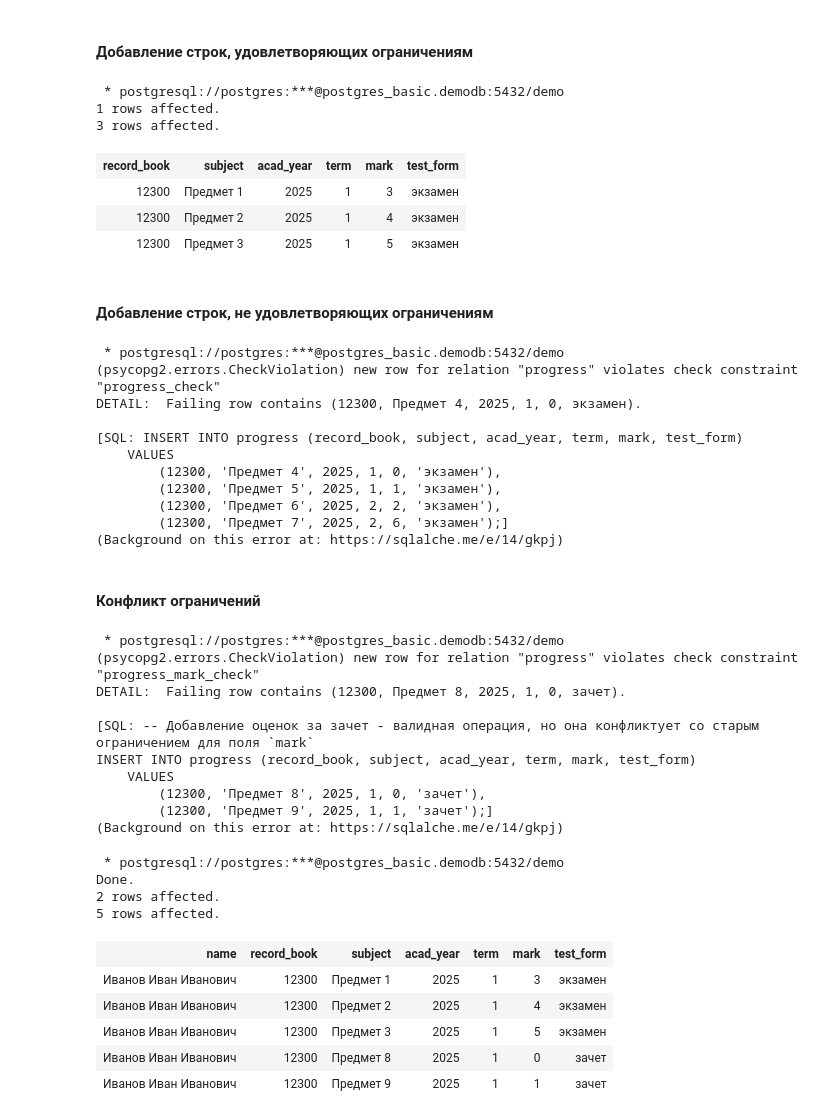
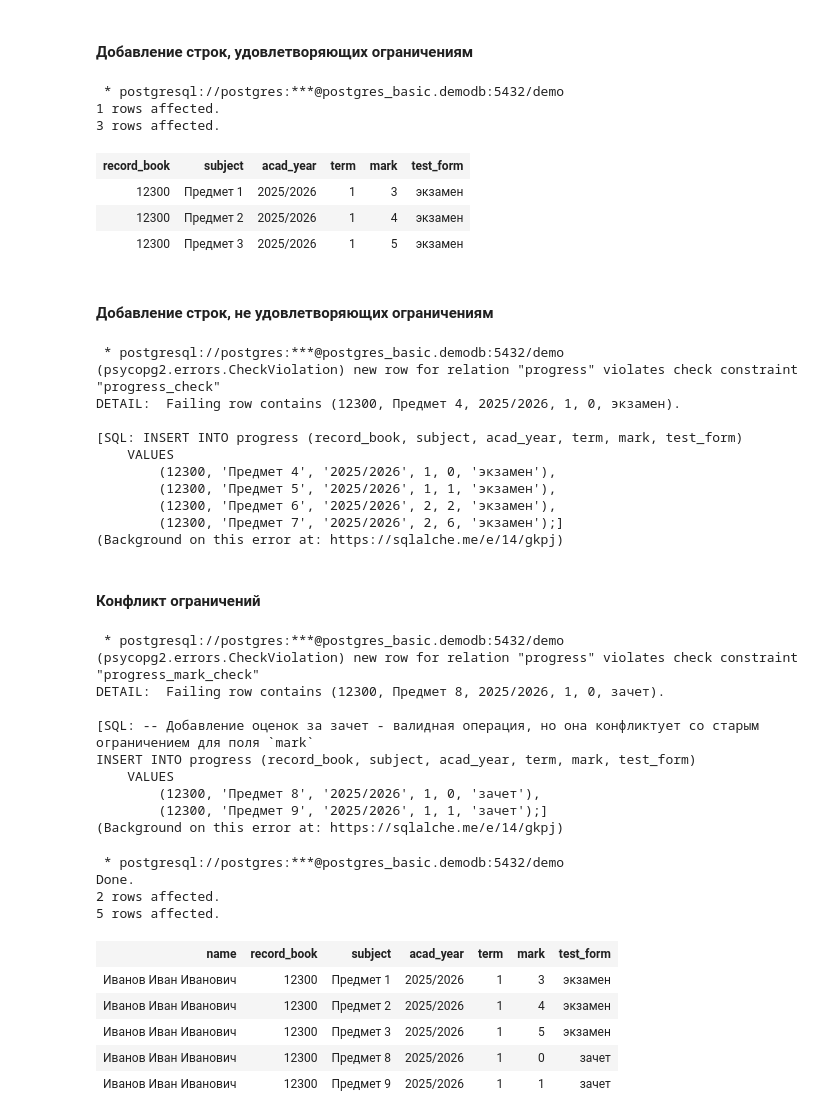
Before and after one commit to vowatchka/postgres_basic, a Jupyter notebook: practices/5_ddl_basic/sql.ipynb, the cells around one changed output. Saved outputs shown, nothing was run; the diff lists cells and outputs as text; code cells hidden in the pictures.

```diff
--- a/practices/5_ddl_basic/sql.ipynb
+++ b/practices/5_ddl_basic/sql.ipynb
@@ -157,39 +157,39 @@ ON CONFLICT DO NOTHING;
 
 INSERT INTO progress (record_book, subject, acad_year, term, mark, test_form)
     VALUES
-        (12300, 'Предмет 1', 2025, 1, 3, 'экзамен'),
-        (12300, 'Предмет 2', 2025, 1, 4, 'экзамен'),
-        (12300, 'Предмет 3', 2025, 1, 5, 'экзамен')
+        (12300, 'Предмет 1', '2025/2026', 1, 3, 'экзамен'),
+        (12300, 'Предмет 2', '2025/2026', 1, 4, 'экзамен'),
+        (12300, 'Предмет 3', '2025/2026', 1, 5, 'экзамен')
 RETURNING *;
 # %% [output]
  * postgresql://postgres:***@postgres_basic.demodb:5432/demo
 1 rows affected.
 3 rows affected.
 | record_book | subject | acad_year | term | mark | test_form |
-| 12300 | Предмет 1 | 2025 | 1 | 3 | экзамен |
-| 12300 | Предмет 2 | 2025 | 1 | 4 | экзамен |
-| 12300 | Предмет 3 | 2025 | 1 | 5 | экзамен |
+| 12300 | Предмет 1 | 2025/2026 | 1 | 3 | экзамен |
+| 12300 | Предмет 2 | 2025/2026 | 1 | 4 | экзамен |
+| 12300 | Предмет 3 | 2025/2026 | 1 | 5 | экзамен |
 # %% [markdown]
 #### Добавление строк, не удовлетворяющих ограничениям
 # %%
 %%sql
 INSERT INTO progress (record_book, subject, acad_year, term, mark, test_form)
     VALUES
-        (12300, 'Предмет 4', 2025, 1, 0, 'экзамен'),
-        (12300, 'Предмет 5', 2025, 1, 1, 'экзамен'),
-        (12300, 'Предмет 6', 2025, 2, 2, 'экзамен'),
-        (12300, 'Предмет 7', 2025, 2, 6, 'экзамен');
+        (12300, 'Предмет 4', '2025/2026', 1, 0, 'экзамен'),
+        (12300, 'Предмет 5', '2025/2026', 1, 1, 'экзамен'),
+        (12300, 'Предмет 6', '2025/2026', 2, 2, 'экзамен'),
+        (12300, 'Предмет 7', '2025/2026', 2, 6, 'экзамен');
 # %% [output]
  * postgresql://postgres:***@postgres_basic.demodb:5432/demo
 (psycopg2.errors.CheckViolation) new row for relation "progress" violates check constraint "progress_check"
-DETAIL:  Failing row contains (12300, Предмет 4, 2025, 1, 0, экзамен).
+DETAIL:  Failing row contains (12300, Предмет 4, 2025/2026, 1, 0, экзамен).
 
 [SQL: INSERT INTO progress (record_book, subject, acad_year, term, mark, test_form)
     VALUES
-        (12300, 'Предмет 4', 2025, 1, 0, 'экзамен'),
-        (12300, 'Предмет 5', 2025, 1, 1, 'экзамен'),
-        (12300, 'Предмет 6', 2025, 2, 2, 'экзамен'),
-        (12300, 'Предмет 7', 2025, 2, 6, 'экзамен');]
+        (12300, 'Предмет 4', '2025/2026', 1, 0, 'экзамен'),
+        (12300, 'Предмет 5', '2025/2026', 1, 1, 'экзамен'),
+        (12300, 'Предмет 6', '2025/2026', 2, 2, 'экзамен'),
+        (12300, 'Предмет 7', '2025/2026', 2, 6, 'экзамен');]
 (Background on this error at: https://sqlalche.me/e/14/gkpj)
 # %% [markdown]
 #### Конфликт ограничений
@@ -198,44 +198,44 @@ DETAIL:  Failing row contains (12300, Предмет 4, 2025, 1, 0, экзаме
 -- Добавление оценок за зачет - валидная операция, но она конфликтует со старым ограничением для поля `mark`
 INSERT INTO progress (record_book, subject, acad_year, term, mark, test_form)
     VALUES
-        (12300, 'Предмет 8', 2025, 1, 0, 'зачет'),
-        (12300, 'Предмет 9', 2025, 1, 1, 'зачет');
+        (12300, 'Предмет 8', '2025/2026', 1, 0, 'зачет'),
+        (12300, 'Предмет 9', '2025/2026', 1, 1, 'зачет');
 # %% [output]
  * postgresql://postgres:***@postgres_basic.demodb:5432/demo
 (psycopg2.errors.CheckViolation) new row for relation "progress" violates check constraint "progress_mark_check"
-DETAIL:  Failing row contains (12300, Предмет 8, 2025, 1, 0, зачет).
+DETAIL:  Failing row contains (12300, Предмет 8, 2025/2026, 1, 0, зачет).
 
 [SQL: -- Добавление оценок за зачет - валидная операция, но она конфликтует со старым ограничением для поля `mark`
 INSERT INTO progress (record_book, subject, acad_year, term, mark, test_form)
     VALUES
-        (12300, 'Предмет 8', 2025, 1, 0, 'зачет'),
-        (12300, 'Предмет 9', 2025, 1, 1, 'зачет');]
+        (12300, 'Предмет 8', '2025/2026', 1, 0, 'зачет'),
+        (12300, 'Предмет 9', '2025/2026', 1, 1, 'зачет');]
 (Background on this error at: https://sqlalche.me/e/14/gkpj)
 # %%
 %%sql
 -- Удаление старого ограничения для поля `mark`
 ALTER TABLE progress
     DROP CONSTRAINT progress_mark_check;
 
 -- Добавление оценок за зачет
 INSERT INTO progress (record_book, subject, acad_year, term, mark, test_form)
     VALUES
-        (12300, 'Предмет 8', 2025, 1, 0, 'зачет'),
-        (12300, 'Предмет 9', 2025, 1, 1, 'зачет');
+        (12300, 'Предмет 8', '2025/2026', 1, 0, 'зачет'),
+        (12300, 'Предмет 9', '2025/2026', 1, 1, 'зачет');
 
 SELECT
     s.name,
     p.*
 FROM progress p
 JOIN students s ON s.record_book = p.record_book;
 # %% [output]
  * postgresql://postgres:***@postgres_basic.demodb:5432/demo
 Done.
 2 rows affected.
 5 rows affected.
 | name | record_book | subject | acad_year | term | mark | test_form |
-| Иванов Иван Иванович | 12300 | Предмет 1 | 2025 | 1 | 3 | экзамен |
-| Иванов Иван Иванович | 12300 | Предмет 2 | 2025 | 1 | 4 | экзамен |
-| Иванов Иван Иванович | 12300 | Предмет 3 | 2025 | 1 | 5 | экзамен |
-| Иванов Иван Иванович | 12300 | Предмет 8 | 2025 | 1 | 0 | зачет |
-| Иванов Иван Иванович | 12300 | Предмет 9 | 2025 | 1 | 1 | зачет |
+| Иванов Иван Иванович | 12300 | Предмет 1 | 2025/2026 | 1 | 3 | экзамен |
+| Иванов Иван Иванович | 12300 | Предмет 2 | 2025/2026 | 1 | 4 | экзамен |
+| Иванов Иван Иванович | 12300 | Предмет 3 | 2025/2026 | 1 | 5 | экзамен |
+| Иванов Иван Иванович | 12300 | Предмет 8 | 2025/2026 | 1 | 0 | зачет |
+| Иванов Иван Иванович | 12300 | Предмет 9 | 2025/2026 | 1 | 1 | зачет |
```
Also changed, not shown: parts of 38 cells of this notebook.
